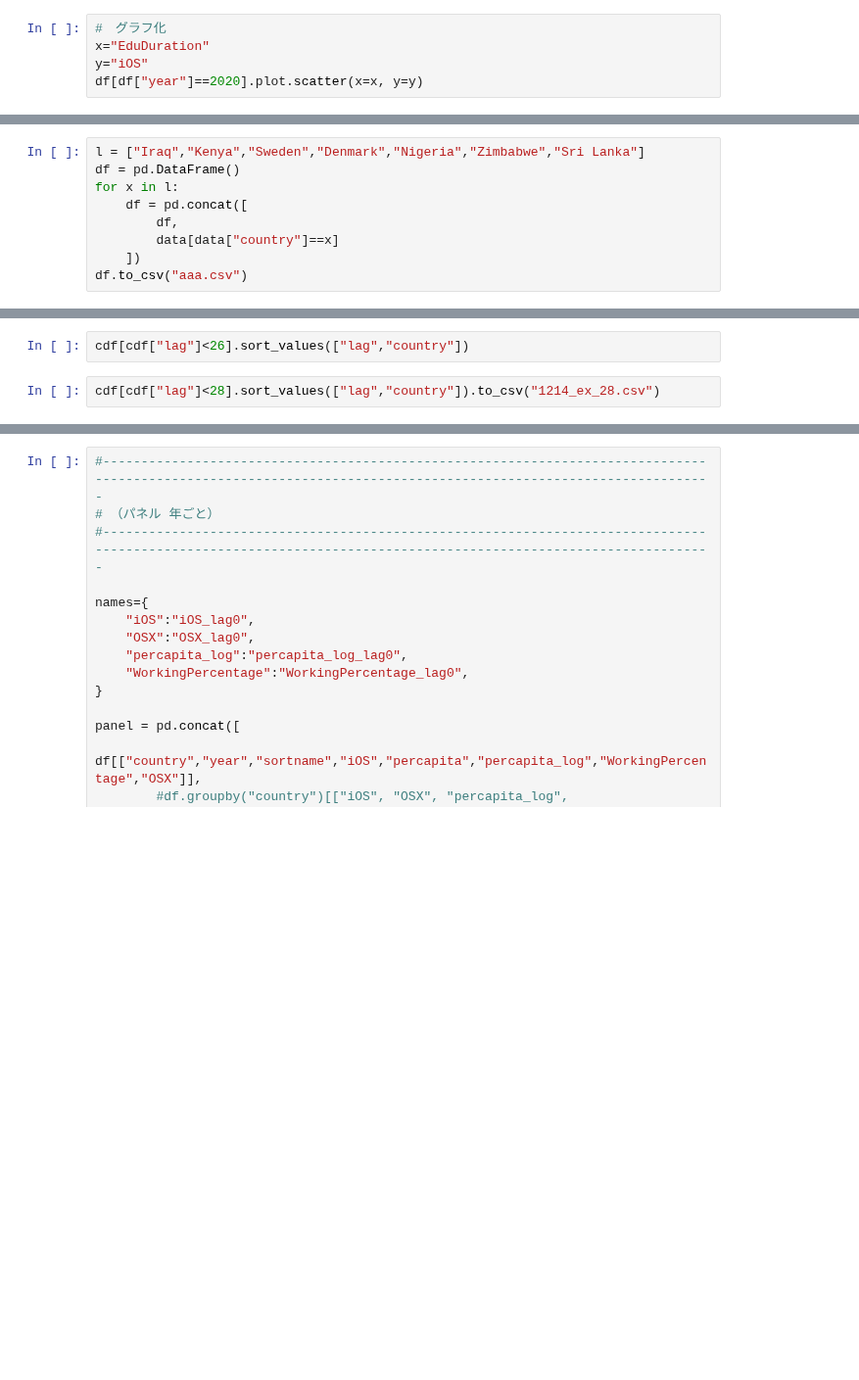
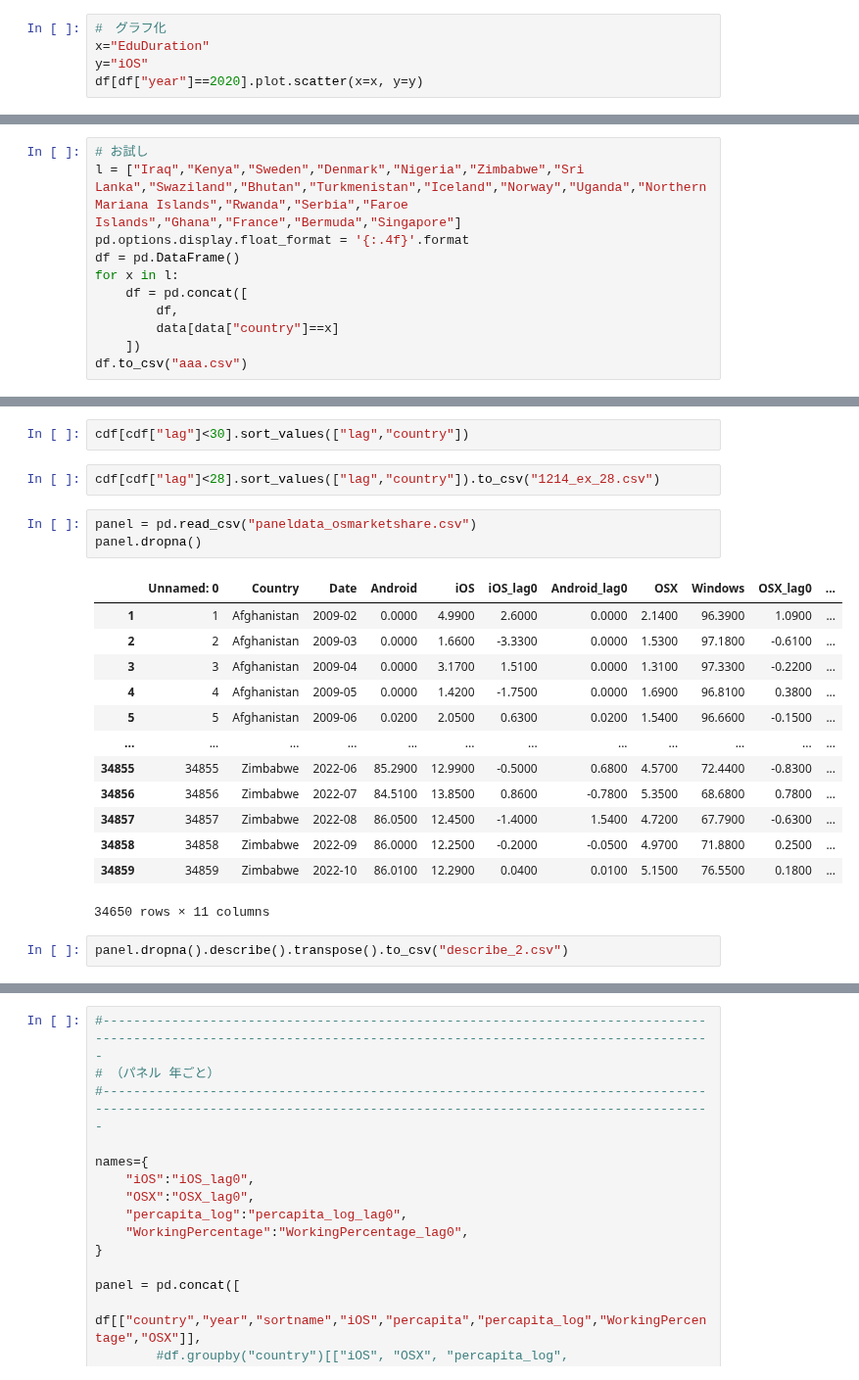
Before and after one commit to kkikrym/graduation_thesis, a Jupyter notebook: analysis.ipynb, the cells around one changed output, grey strips where cells are left out. Shown at 98% size. Saved outputs shown, nothing was run; the diff lists cells and outputs as text; blank space fills up the shorter version.

```diff
--- a/analysis.ipynb
+++ b/analysis.ipynb
@@ -173,5 +199,7 @@ tbl
 # %%
-l = ["Iraq","Kenya","Sweden","Denmark","Nigeria","Zimbabwe","Sri Lanka"]
+# お試し
+l = ["Iraq","Kenya","Sweden","Denmark","Nigeria","Zimbabwe","Sri Lanka","Swaziland","Bhutan","Turkmenistan","Iceland","Norway","Uganda","Northern Mariana Islands","Rwanda","Serbia","Faroe Islands","Ghana","France","Bermuda","Singapore"]
+pd.options.display.float_format = '{:.4f}'.format
 df = pd.DataFrame()
 for x in l:
     df = pd.concat([
@@ -295,6 +579,25 @@ for c in list(codes.values()):
             ],columns=["country","lag","vector","param","t","p"])
             cdf = pd.concat([cdf,dd])
 # %%
-cdf[cdf["lag"]<26].sort_values(["lag","country"])
+cdf[cdf["lag"]<30].sort_values(["lag","country"])
 # %%
 cdf[cdf["lag"]<28].sort_values(["lag","country"]).to_csv("1214_ex_28.csv")
+# %%
+panel = pd.read_csv("paneldata_osmarketshare.csv")
+panel.dropna()
+# %% [output]
+|  | Unnamed: 0 | Country | Date | Android | iOS | iOS_lag0 | Android_lag0 | OSX | Windows | OSX_lag0 | ... |
+| 1 | 1 | Afghanistan | 2009-02 | 0.0000 | 4.9900 | 2.6000 | 0.0000 | 2.1400 | 96.3900 | 1.0900 | ... |
+| 2 | 2 | Afghanistan | 2009-03 | 0.0000 | 1.6600 | -3.3300 | 0.0000 | 1.5300 | 97.1800 | -0.6100 | ... |
+| 3 | 3 | Afghanistan | 2009-04 | 0.0000 | 3.1700 | 1.5100 | 0.0000 | 1.3100 | 97.3300 | -0.2200 | ... |
+| 4 | 4 | Afghanistan | 2009-05 | 0.0000 | 1.4200 | -1.7500 | 0.0000 | 1.6900 | 96.8100 | 0.3800 | ... |
+| 5 | 5 | Afghanistan | 2009-06 | 0.0200 | 2.0500 | 0.6300 | 0.0200 | 1.5400 | 96.6600 | -0.1500 | ... |
+| ... | ... | ... | ... | ... | ... | ... | ... | ... | ... | ... | ... |
+| 34855 | 34855 | Zimbabwe | 2022-06 | 85.2900 | 12.9900 | -0.5000 | 0.6800 | 4.5700 | 72.4400 | -0.8300 | ... |
+| 34856 | 34856 | Zimbabwe | 2022-07 | 84.5100 | 13.8500 | 0.8600 | -0.7800 | 5.3500 | 68.6800 | 0.7800 | ... |
+| 34857 | 34857 | Zimbabwe | 2022-08 | 86.0500 | 12.4500 | -1.4000 | 1.5400 | 4.7200 | 67.7900 | -0.6300 | ... |
+| 34858 | 34858 | Zimbabwe | 2022-09 | 86.0000 | 12.2500 | -0.2000 | -0.0500 | 4.9700 | 71.8800 | 0.2500 | ... |
+| 34859 | 34859 | Zimbabwe | 2022-10 | 86.0100 | 12.2900 | 0.0400 | 0.0100 | 5.1500 | 76.5500 | 0.1800 | ... |
+34650 rows × 11 columns
+# %%
+panel.dropna().describe().transpose().to_csv("describe_2.csv")
```
Also changed, not shown: parts of 19 cells of this notebook, 17 other files.
